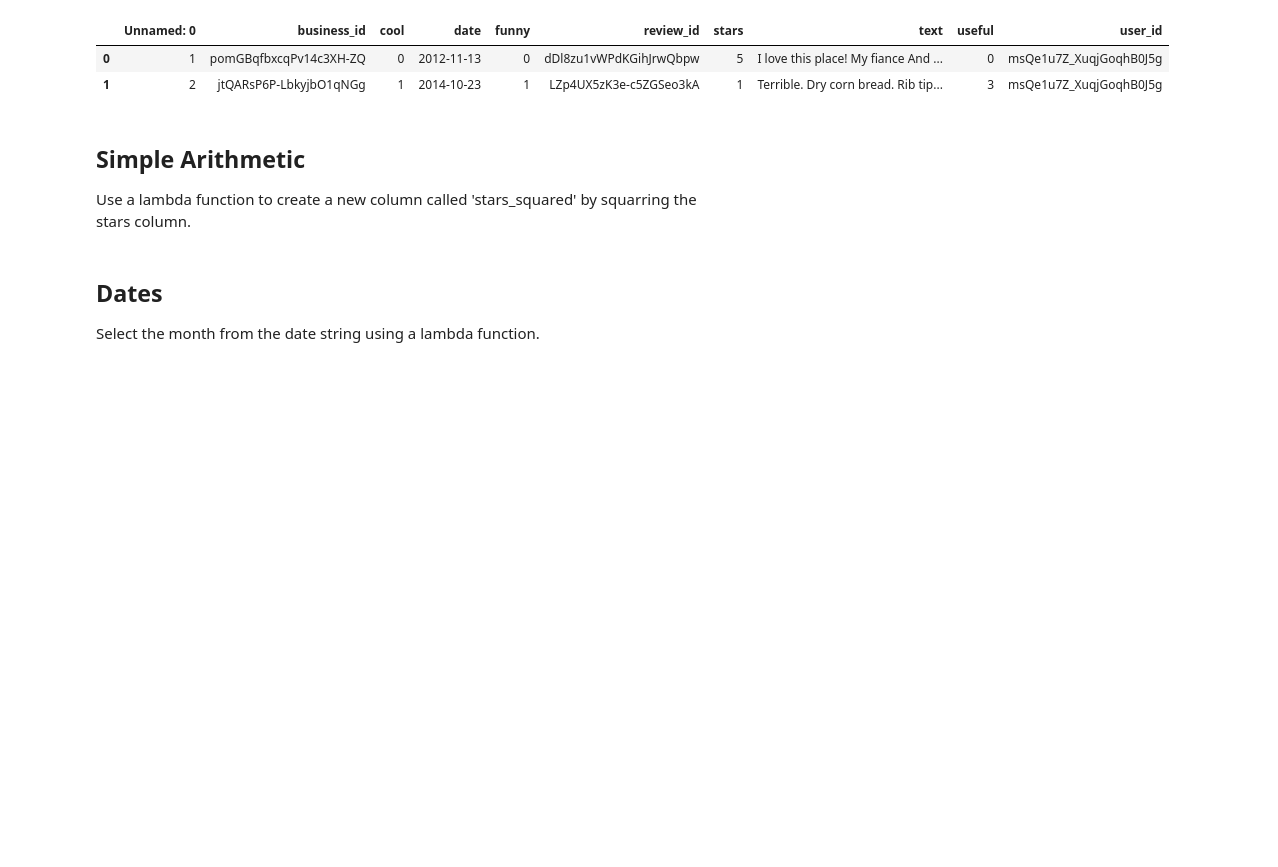
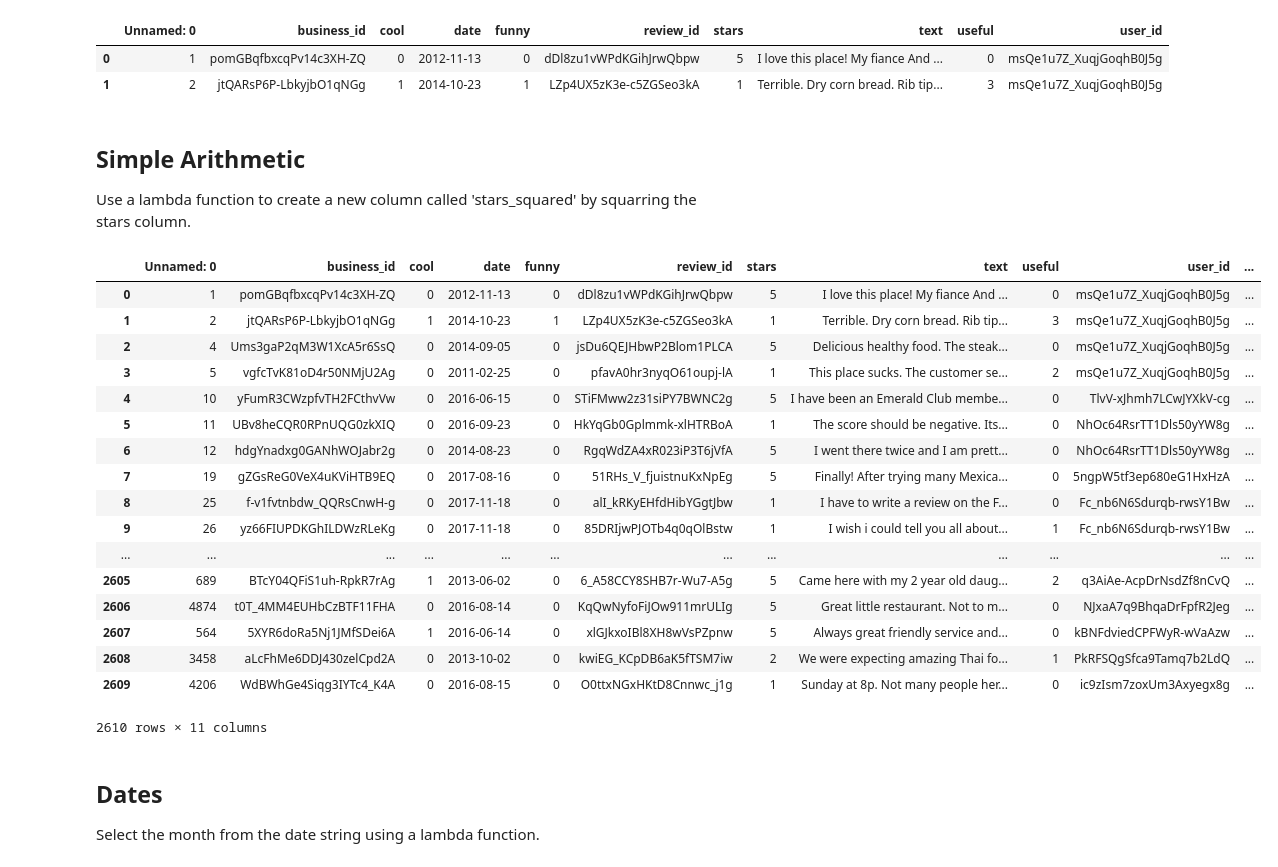
Before and after one commit to hy123udg/dsc-lambda-functions-lab-nyc-ds-060319, a Jupyter notebook: index.ipynb, the cells around one changed output. Saved outputs shown, nothing was run; the diff lists cells and outputs as text; code cells hidden in the pictures; blank space fills up the shorter version.

```diff
--- a/index.ipynb
+++ b/index.ipynb
@@ -26,6 +26,26 @@ Use a lambda function to create a new column called 'stars_squared' by squarring
 # %%
 #Your code here
 df['stars_squared'] = df.stars.map(lambda x: x**2)
+df
+# %% [output]
+|  | Unnamed: 0 | business_id | cool | date | funny | review_id | stars | text | useful | user_id | ... |
+| 0 | 1 | pomGBqfbxcqPv14c3XH-ZQ | 0 | 2012-11-13 | 0 | dDl8zu1vWPdKGihJrwQbpw | 5 | I love this place! My fiance And ... | 0 | msQe1u7Z_XuqjGoqhB0J5g | ... |
+| 1 | 2 | jtQARsP6P-LbkyjbO1qNGg | 1 | 2014-10-23 | 1 | LZp4UX5zK3e-c5ZGSeo3kA | 1 | Terrible. Dry corn bread. Rib tip... | 3 | msQe1u7Z_XuqjGoqhB0J5g | ... |
+| 2 | 4 | Ums3gaP2qM3W1XcA5r6SsQ | 0 | 2014-09-05 | 0 | jsDu6QEJHbwP2Blom1PLCA | 5 | Delicious healthy food. The steak... | 0 | msQe1u7Z_XuqjGoqhB0J5g | ... |
+| 3 | 5 | vgfcTvK81oD4r50NMjU2Ag | 0 | 2011-02-25 | 0 | pfavA0hr3nyqO61oupj-lA | 1 | This place sucks. The customer se... | 2 | msQe1u7Z_XuqjGoqhB0J5g | ... |
+| 4 | 10 | yFumR3CWzpfvTH2FCthvVw | 0 | 2016-06-15 | 0 | STiFMww2z31siPY7BWNC2g | 5 | I have been an Emerald Club membe... | 0 | TlvV-xJhmh7LCwJYXkV-cg | ... |
+| 5 | 11 | UBv8heCQR0RPnUQG0zkXIQ | 0 | 2016-09-23 | 0 | HkYqGb0Gplmmk-xlHTRBoA | 1 | The score should be negative. Its... | 0 | NhOc64RsrTT1Dls50yYW8g | ... |
+| 6 | 12 | hdgYnadxg0GANhWOJabr2g | 0 | 2014-08-23 | 0 | RgqWdZA4xR023iP3T6jVfA | 5 | I went there twice and I am prett... | 0 | NhOc64RsrTT1Dls50yYW8g | ... |
+| 7 | 19 | gZGsReG0VeX4uKViHTB9EQ | 0 | 2017-08-16 | 0 | 51RHs_V_fjuistnuKxNpEg | 5 | Finally! After trying many Mexica... | 0 | 5ngpW5tf3ep680eG1HxHzA | ... |
+| 8 | 25 | f-v1fvtnbdw_QQRsCnwH-g | 0 | 2017-11-18 | 0 | alI_kRKyEHfdHibYGgtJbw | 1 | I have to write a review on the F... | 0 | Fc_nb6N6Sdurqb-rwsY1Bw | ... |
+| 9 | 26 | yz66FIUPDKGhILDWzRLeKg | 0 | 2017-11-18 | 0 | 85DRIjwPJOTb4q0qOlBstw | 1 | I wish i could tell you all about... | 1 | Fc_nb6N6Sdurqb-rwsY1Bw | ... |
+| ... | ... | ... | ... | ... | ... | ... | ... | ... | ... | ... | ... |
+| 2605 | 689 | BTcY04QFiS1uh-RpkR7rAg | 1 | 2013-06-02 | 0 | 6_A58CCY8SHB7r-Wu7-A5g | 5 | Came here with my 2 year old daug... | 2 | q3AiAe-AcpDrNsdZf8nCvQ | ... |
+| 2606 | 4874 | t0T_4MM4EUHbCzBTF11FHA | 0 | 2016-08-14 | 0 | KqQwNyfoFiJOw911mrULIg | 5 | Great little restaurant. Not to m... | 0 | NJxaA7q9BhqaDrFpfR2Jeg | ... |
+| 2607 | 564 | 5XYR6doRa5Nj1JMfSDei6A | 1 | 2016-06-14 | 0 | xlGJkxoIBl8XH8wVsPZpnw | 5 | Always great friendly service and... | 0 | kBNFdviedCPFWyR-wVaAzw | ... |
+| 2608 | 3458 | aLcFhMe6DDJ430zelCpd2A | 0 | 2013-10-02 | 0 | kwiEG_KCpDB6aK5fTSM7iw | 2 | We were expecting amazing Thai fo... | 1 | PkRFSQgSfca9Tamq7b2LdQ | ... |
+| 2609 | 4206 | WdBWhGe4Siqg3IYTc4_K4A | 0 | 2016-08-15 | 0 | O0ttxNGxHKtD8Cnnwc_j1g | 1 | Sunday at 8p. Not many people her... | 0 | ic9zIsm7zoxUm3Axyegx8g | ... |
+2610 rows × 11 columns
 # %% [markdown]
 ## Dates
 Select the month from the date string using a lambda function.
```
